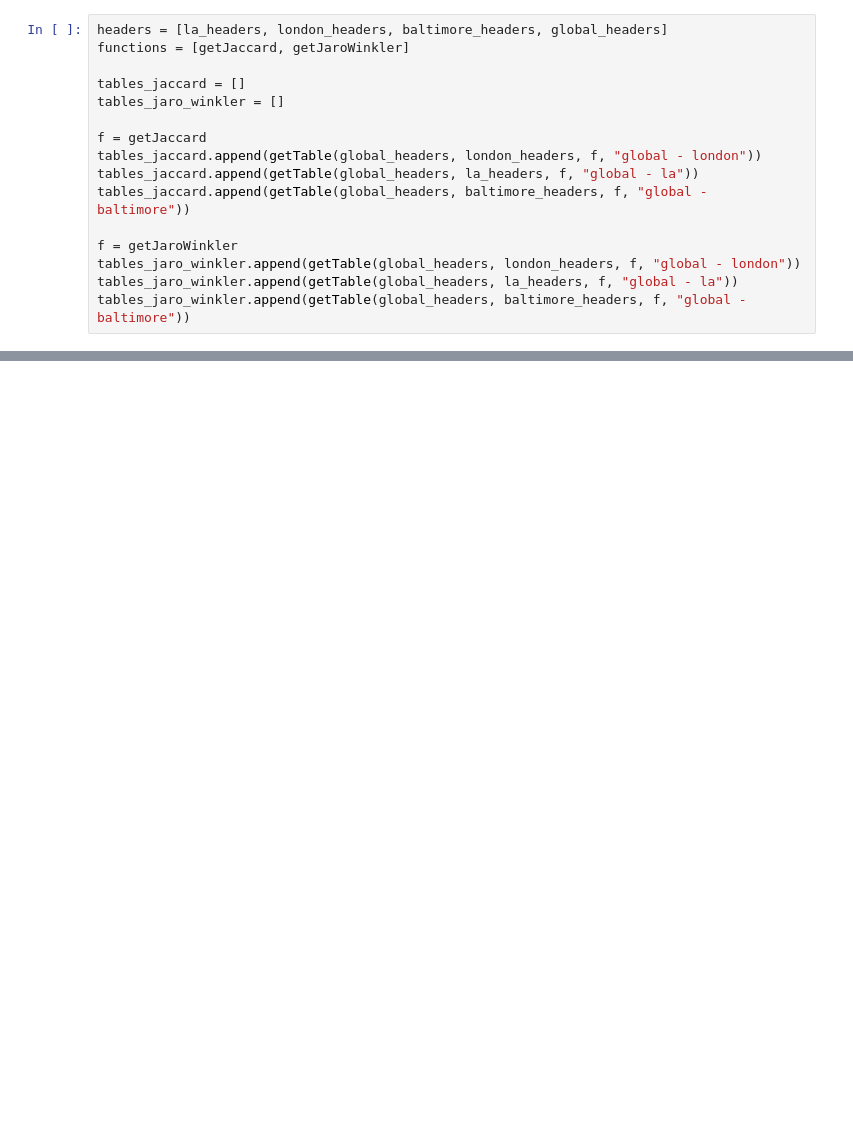
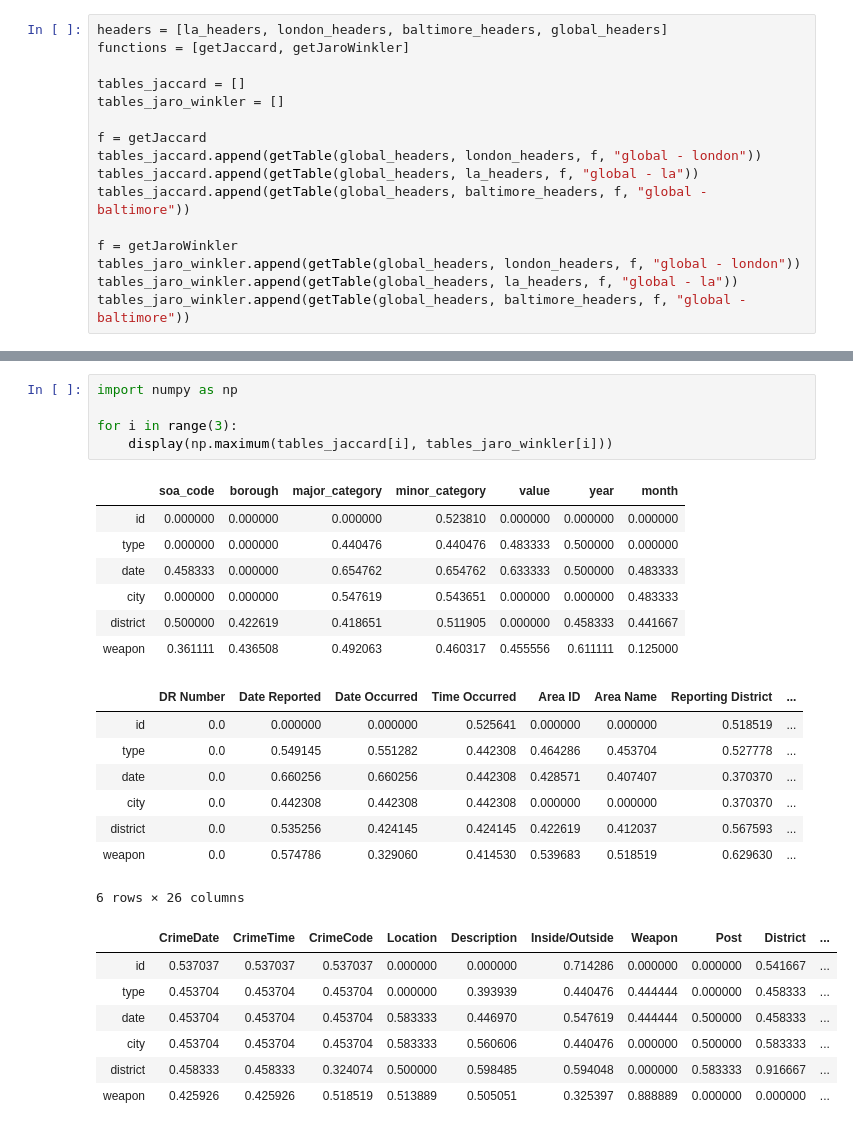
Before and after one commit to friedrichmueller0/data-integration-similarites, a Jupyter notebook: Similarities.ipynb, the cells around one changed output, grey strips where cells are left out. Drawn from its saved outputs; the diff is of its cells as text; blank space fills up the shorter version.

```diff
--- a/Similarities.ipynb
+++ b/Similarities.ipynb
@@ -139,0 +129,28 @@ tables_jaro_winkler[2]
+# %%
+import numpy as np
+
+for i in range(3):
+    display(np.maximum(tables_jaccard[i], tables_jaro_winkler[i]))
+# %% [output]
+|  | soa_code | borough | major_category | minor_category | value | year | month |
+| id | 0.000000 | 0.000000 | 0.000000 | 0.523810 | 0.000000 | 0.000000 | 0.000000 |
+| type | 0.000000 | 0.000000 | 0.440476 | 0.440476 | 0.483333 | 0.500000 | 0.000000 |
+| date | 0.458333 | 0.000000 | 0.654762 | 0.654762 | 0.633333 | 0.500000 | 0.483333 |
+| city | 0.000000 | 0.000000 | 0.547619 | 0.543651 | 0.000000 | 0.000000 | 0.483333 |
+| district | 0.500000 | 0.422619 | 0.418651 | 0.511905 | 0.000000 | 0.458333 | 0.441667 |
+| weapon | 0.361111 | 0.436508 | 0.492063 | 0.460317 | 0.455556 | 0.611111 | 0.125000 |
+|  | DR Number | Date Reported | Date Occurred | Time Occurred | Area ID | Area Name | Reporting District | ... |
+| id | 0.0 | 0.000000 | 0.000000 | 0.525641 | 0.000000 | 0.000000 | 0.518519 | ... |
+| type | 0.0 | 0.549145 | 0.551282 | 0.442308 | 0.464286 | 0.453704 | 0.527778 | ... |
+| date | 0.0 | 0.660256 | 0.660256 | 0.442308 | 0.428571 | 0.407407 | 0.370370 | ... |
+| city | 0.0 | 0.442308 | 0.442308 | 0.442308 | 0.000000 | 0.000000 | 0.370370 | ... |
+| district | 0.0 | 0.535256 | 0.424145 | 0.424145 | 0.422619 | 0.412037 | 0.567593 | ... |
+| weapon | 0.0 | 0.574786 | 0.329060 | 0.414530 | 0.539683 | 0.518519 | 0.629630 | ... |
+6 rows × 26 columns
+|  | CrimeDate | CrimeTime | CrimeCode | Location | Description | Inside/Outside | Weapon | Post | District | ... |
+| id | 0.537037 | 0.537037 | 0.537037 | 0.000000 | 0.000000 | 0.714286 | 0.000000 | 0.000000 | 0.541667 | ... |
+| type | 0.453704 | 0.453704 | 0.453704 | 0.000000 | 0.393939 | 0.440476 | 0.444444 | 0.000000 | 0.458333 | ... |
+| date | 0.453704 | 0.453704 | 0.453704 | 0.583333 | 0.446970 | 0.547619 | 0.444444 | 0.500000 | 0.458333 | ... |
+| city | 0.453704 | 0.453704 | 0.453704 | 0.583333 | 0.560606 | 0.440476 | 0.000000 | 0.500000 | 0.583333 | ... |
+| district | 0.458333 | 0.458333 | 0.324074 | 0.500000 | 0.598485 | 0.594048 | 0.000000 | 0.583333 | 0.916667 | ... |
+| weapon | 0.425926 | 0.425926 | 0.518519 | 0.513889 | 0.505051 | 0.325397 | 0.888889 | 0.000000 | 0.000000 | ... |
```
Also changed, not shown: parts of 21 cells of this notebook.
